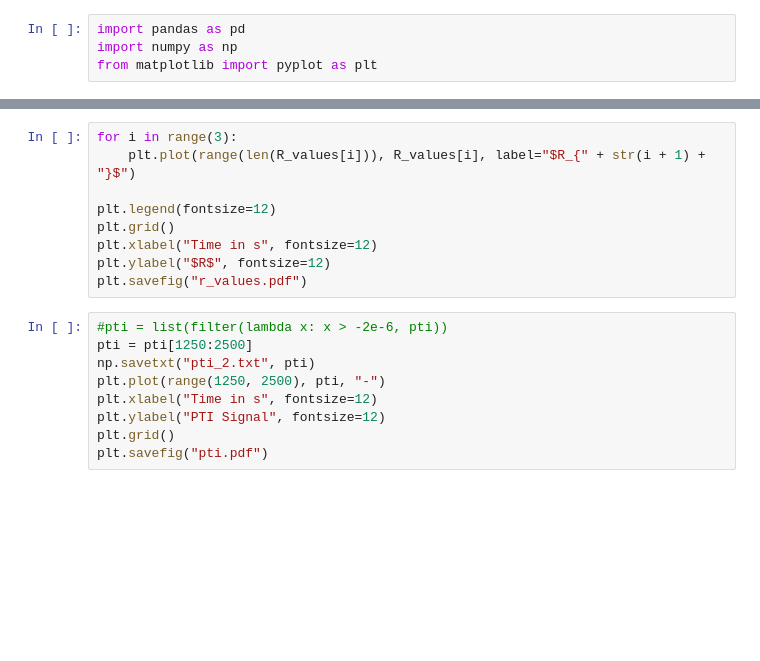
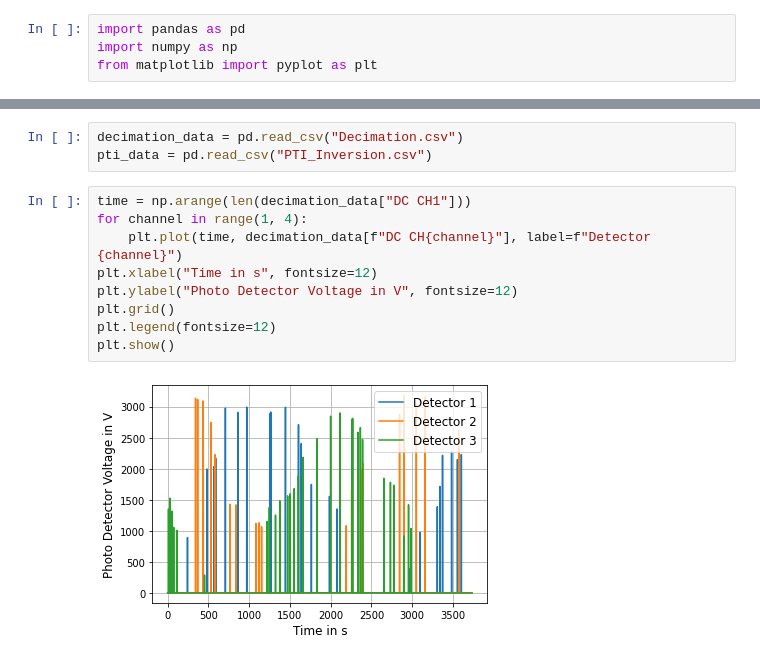
Before and after one commit to bilaljo/MiniPTI, a Jupyter notebook: notebooks/passepartout.ipynb, the cells around one changed output, grey strips where cells are left out. Cells and saved outputs as stored; diff of their text form; blank space fills up the shorter version.

```diff
--- a/notebooks/passepartout.ipynb
+++ b/notebooks/passepartout.ipynb
@@ -252,18 +5,14 @@ plt.savefig("theta.pdf")
-# %%
-for i in range(3):
-    plt.plot(range(len(R_values[i])), R_values[i], label="$R_{" + str(i + 1) + "}$")
-
-plt.legend(fontsize=12)
-plt.grid()
-plt.xlabel("Time in s", fontsize=12)
-plt.ylabel("$R$", fontsize=12)
-plt.savefig("r_values.pdf")
-# %%
-#pti = list(filter(lambda x: x > -2e-6, pti))
-pti = pti[1250:2500]
-np.savetxt("pti_2.txt", pti)
-plt.plot(range(1250, 2500), pti, "-")
-plt.xlabel("Time in s", fontsize=12)
-plt.ylabel("PTI Signal", fontsize=12)
-plt.grid()
-plt.savefig("pti.pdf")
+# %%
+decimation_data = pd.read_csv("Decimation.csv")
+pti_data = pd.read_csv("PTI_Inversion.csv")
+# %%
+time = np.arange(len(decimation_data["DC CH1"]))
+for channel in range(1, 4):
+    plt.plot(time, decimation_data[f"DC CH{channel}"], label=f"Detector {channel}")
+plt.xlabel("Time in s", fontsize=12)
+plt.ylabel("Photo Detector Voltage in V", fontsize=12)
+plt.grid()
+plt.legend(fontsize=12)
+plt.show()
+# %% [output]
+[figure, added]
```
Also changed, not shown: parts of 21 cells of this notebook.
